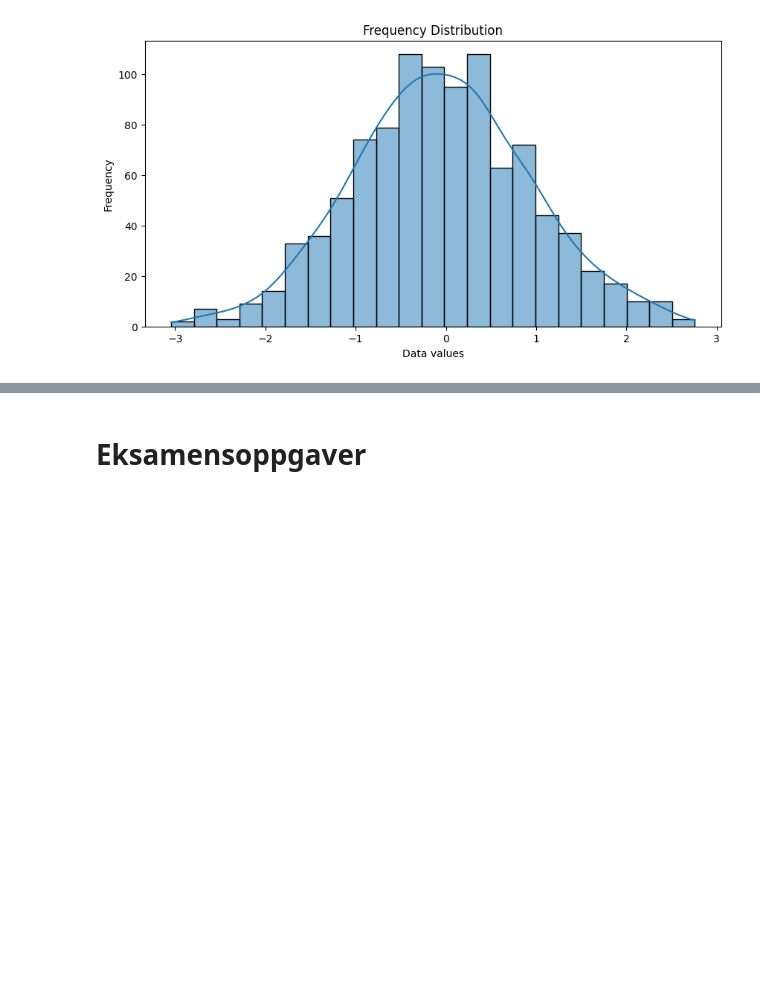
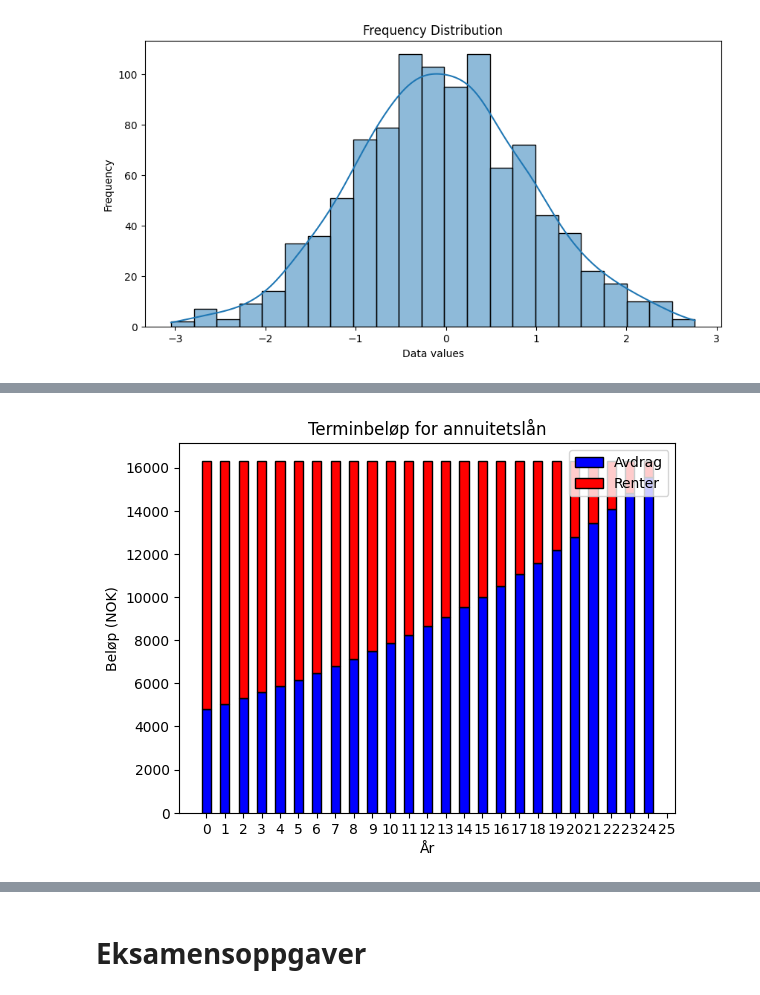
Before and after one commit to hanska91/Matematikk-2P-Y, a Jupyter notebook: Matematikkboka 2P-Y + Litt annet.ipynb, the cells around one changed output, grey strips where cells are left out. Saved outputs shown, nothing was run; the diff lists cells and outputs as text; code cells hidden in the pictures; blank space fills up the shorter version.

```diff
--- a/Matematikkboka 2P-Y + Litt annet.ipynb
+++ b/Matematikkboka 2P-Y + Litt annet.ipynb
@@ -4566,0 +4574,75 @@ print(df)
+# %%
+# Annuitetslån
+import matplotlib.pyplot as plt
+import pandas as pd
+
+def beregn_annuitetslån(lånebeløp, rente, antall_år, antall_perioder_per_år):
+    antall_perioder = antall_år * antall_perioder_per_år
+    rente_per_periode = rente / antall_perioder_per_år
+    annuitetsfaktor = (rente_per_periode * (1 + rente_per_periode) ** antall_perioder) / ((1 + rente_per_periode) ** antall_perioder - 1)
+    terminbeløp_per_periode = lånebeløp * annuitetsfaktor
+    total_terminbeløp = terminbeløp_per_periode * antall_perioder
+
+    gjenværende_saldo = lånebeløp
+    betalt_rente = []
+    betalt_avdrag = []
+    gjenværende_saldo_liste = []
+    år_liste = []
+    termin_liste = []
+    for periode in range(antall_perioder):
+        år = periode // antall_perioder_per_år + 1
+        år_liste.append(år)
+        termin_liste.append(periode + 1)
+        betalt_rente_periode = rente_per_periode * gjenværende_saldo
+        betalt_rente.append(betalt_rente_periode)
+        betalt_avdrag_periode = terminbeløp_per_periode - betalt_rente_periode
+        betalt_avdrag.append(betalt_avdrag_periode)
+        gjenværende_saldo -= betalt_avdrag_periode
+        gjenværende_saldo_liste.append(gjenværende_saldo)
+    return år_liste, termin_liste, betalt_avdrag, betalt_rente, gjenværende_saldo_liste
+
+def plott_lånebetalinger(år_liste, betalt_avdrag, betalt_rente, antall_år, antall_perioder_per_år):
+    stolpebredde = 0.5 / antall_perioder_per_år
+    x_pos = [i / antall_perioder_per_år for i in range(len(år_liste))]
+    plt.bar(x_pos, betalt_avdrag, width=stolpebredde, align='center', label='Avdrag', edgecolor='black', linewidth=1, color='b')
+    plt.bar(x_pos, betalt_rente, bottom=betalt_avdrag, width=stolpebredde, align='center', label='Renter', edgecolor='black', linewidth=1, color='r')
+    plt.xticks(range(antall_år + 1))
+    plt.xlabel('År')
+    plt.ylabel('Beløp (NOK)')
+    plt.title('Terminbeløp for annuitetslån')
+    plt.legend(loc='upper right')
+    plt.grid(False)
+    plt.show()
+
+def lag_lånedataframe(år_liste, termin_liste, betalt_avdrag, betalt_rente):
+    data = {
+        'År': år_liste,
+        'Termin': termin_liste,
+        'Avdrag': betalt_avdrag,
+        'Rente': betalt_rente,
+        'Terminbeløp': [p + i for p, i in zip(betalt_avdrag, betalt_rente)],
+        'Kumulativ Rente': pd.Series(betalt_rente).cumsum(),
+        'Kumulativ Avdrag': pd.Series(betalt_avdrag).cumsum()
+    }
+    df = pd.DataFrame(data)
+    df.index = [''] * len(df)  # Fjern radnumre
+    return df
+
+# Parametere
+lånebeløp = 230000
+rente = 0.05
+antall_år = 25
+antall_perioder_per_år = 1
+
+# Beregninger
+år_liste, termin_liste, betalt_avdrag, betalt_rente, gjenværende_saldo_liste = beregn_annuitetslån(
+    lånebeløp, rente, antall_år, antall_perioder_per_år)
+
+# Plotting
+plott_lånebetalinger(år_liste, betalt_avdrag, betalt_rente, antall_år, antall_perioder_per_år)
+
+# DataFrame
+df = lag_lånedataframe(år_liste, termin_liste, betalt_avdrag, betalt_rente)
+print(df)
+# %% [output]
+[figure, added]
```
Also changed, not shown: parts of 11 cells of this notebook.
